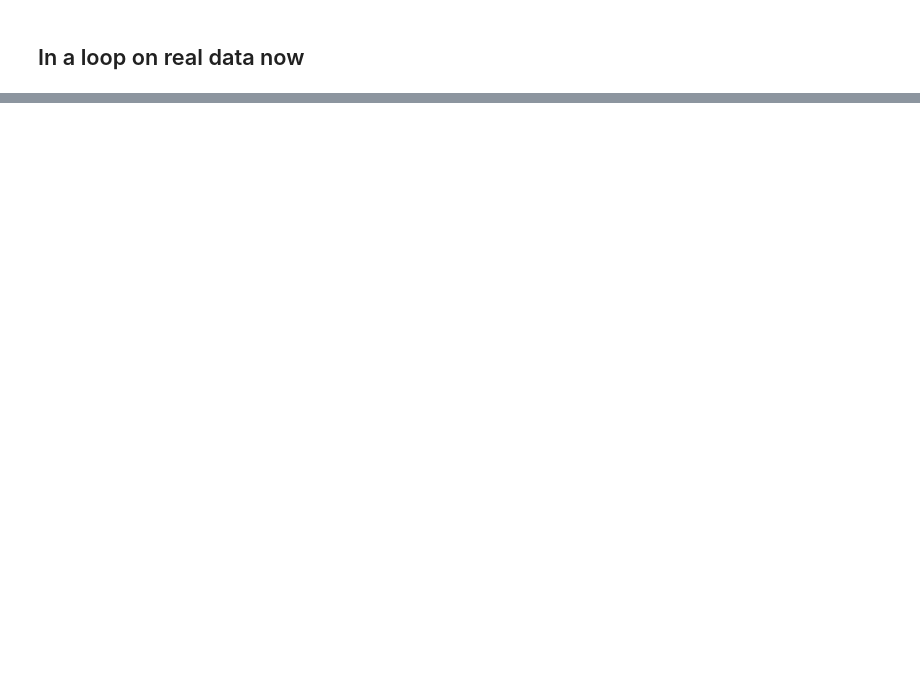
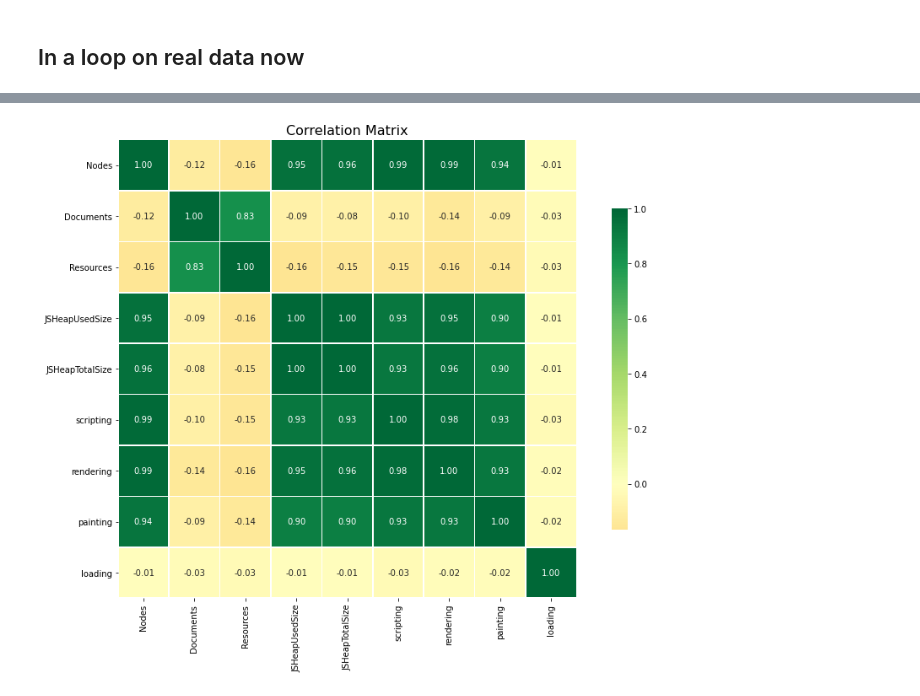
Before and after one commit to mehrotrasan16/performance-benchmarking-with-puppeteer, a Jupyter notebook: tracelyzer-to-csv.ipynb, the cells around one changed output, grey strips where cells are left out. Saved outputs shown, nothing was run; the diff lists cells and outputs as text; code cells hidden in the pictures; blank space fills up the shorter version.

```diff
--- a/tracelyzer-to-csv.ipynb
+++ b/tracelyzer-to-csv.ipynb
@@ -378,2 +306,0 @@ Name: Nodes, dtype: float64
-# %%
-nycphil.append(nycphil)
@@ -384,0 +408,21 @@ nycphil.append(nycphil)
+# %%
+done = u'\u2713'
+todo = u'\u2610'
+done_list = [
+    'Nodes','Documents','Resources','JSHeapUsedSize','JSHeapTotalSize'
+     ,'scripting','rendering','painting','loading',
+#      'TaskDuration','ThreadTime','ProcessTime'
+#     ,'RecalcStyleCount'
+#     ,'LayoutDuration'
+#     ,'RecalcStyleDuration'
+#     ,'DevToolsCommandDuration'
+#     ,'ScriptDuration'
+#     ,'V8CompileDuration'
+#     ,'TaskOtherDuration'
+            ]
+for func in done_list:
+    funcname = func.split("(")[0]
+    print(done + funcname)
+for func in [col for col in list(mydf.columns) if col not in done_list]:
+    funcname = func.split("(")[0]
+    print(todo + funcname)
@@ -384,0 +447,3 @@ nycphil.append(nycphil)
+# %%
+corrdf = mydf[done_list] #'Major GC','Minor GC'
+corrdf
@@ -384,0 +477,17 @@ nycphil.append(nycphil)
+# %%
+import seaborn as sns
+import matplotlib.pyplot as plt
+from matplotlib.colors import ListedColormap
+
+def correlation_heatmap(train, method='pearson'):
+    correlations = train.corr(method)
+
+    fig, ax = plt.subplots(figsize=(15,10))
+    sns.heatmap(correlations, vmax=1.0, center=0, fmt='.2f',
+                square=True, linewidths=.5, annot=True, cbar_kws={"shrink": .70},cmap='RdYlGn')
+    plt.title('Correlation Matrix', fontsize=16);
+    plt.show();
+
+correlation_heatmap(corrdf)
+# %% [output]
+[figure, added]
```
Also changed, not shown: parts of 67 cells of this notebook, 2 other files.
